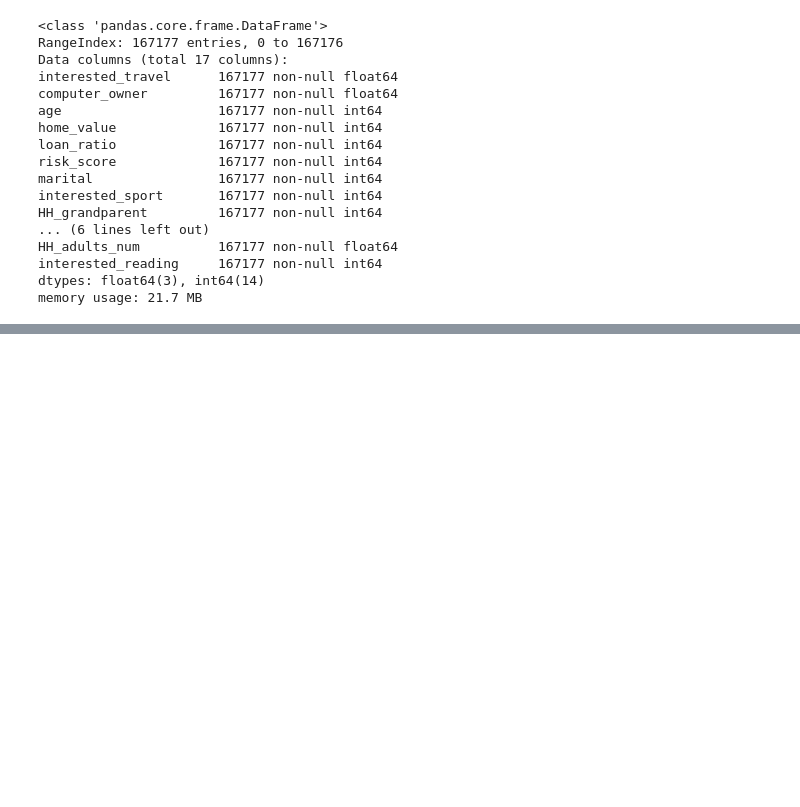
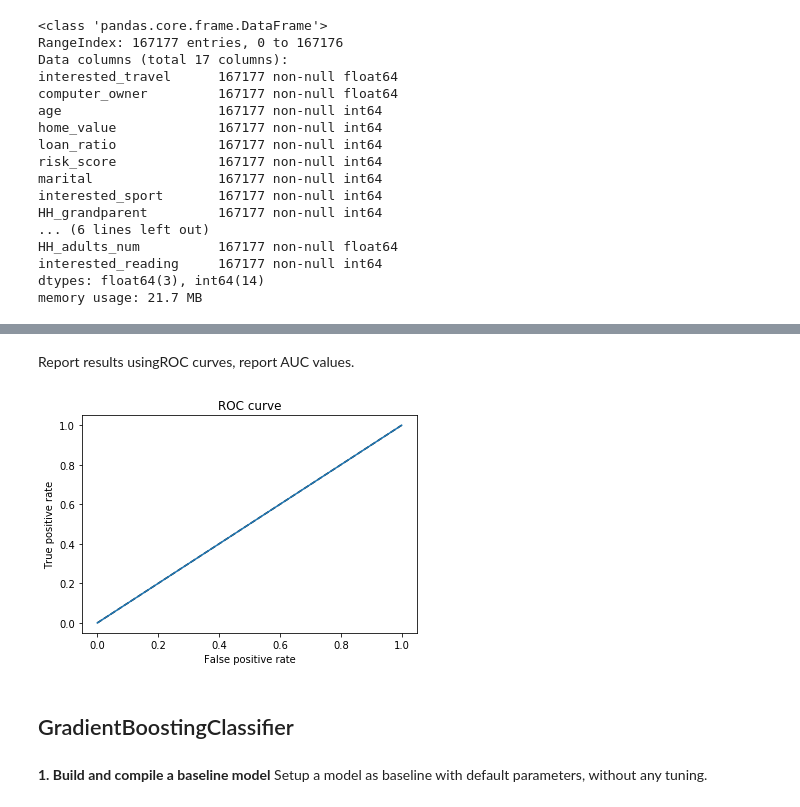
Before and after one commit to yiting-wang33/customer-insights, a Jupyter notebook: Coding.ipynb, the cells around one changed output, grey strips where cells are left out. Drawn from its saved outputs; the diff is of its cells as text; code cells hidden in the pictures; blank space fills up the shorter version.

```diff
--- a/Coding.ipynb
+++ b/Coding.ipynb
@@ -205,0 +248,9 @@ travel.corr()
+# %%
+# Build the deep neural network
+model = Sequential()
+model.add(Dense(10, input_dim=16, init='uniform', activation='relu'))
+model.add(Dense(50, init='uniform', activation='relu'))
+model.add(Dense(100, init='uniform', activation='relu'))
+model.add(Dense(50, init='uniform', activation='relu'))
+model.add(Dense(20, init='uniform', activation='relu'))
+model.add(Dense(1, init='uniform', activation='sigmoid'))
@@ -205,0 +286,4 @@ travel.corr()
+# %%
+# Compile the DNN
+
+model.compile(loss='binary_crossentropy', optimizer='adam', metrics=['accuracy'])
@@ -205,0 +301,2 @@ travel.corr()
+# %%
+model.fit(X_train, Y_train, validation_data=(X_val, Y_val), nb_epoch=20, batch_size=5)
@@ -205,0 +333,24 @@ travel.corr()
+# %% [markdown]
+Report results usingROC curves, report AUC values.
+# %%
+from sklearn.metrics import roc_curve,auc
+y_pred = model.predict_proba(X_test)
+fpr, tpr, thresholds = roc_curve(Y_test, y_pred)
+auc = auc(fpr, tpr)
+# %%
+import matplotlib.pyplot as plt
+
+plt.figure(1)
+plt.plot([0, 1], [0, 1], 'k--')
+plt.plot(fpr, tpr, label='DNN (area = {:.3f})'.format(auc))
+plt.xlabel('False positive rate')
+plt.ylabel('True positive rate')
+plt.title('ROC curve')
+plt.show()
+# %% [output]
+[figure, added]
+# %% [markdown]
+## GradientBoostingClassifier
+# %% [markdown]
+**1. Build and compile a baseline model**
+Setup a model as baseline with default parameters, without any tuning.
```
Also changed, not shown: parts of 44 cells of this notebook, 3 other files.
